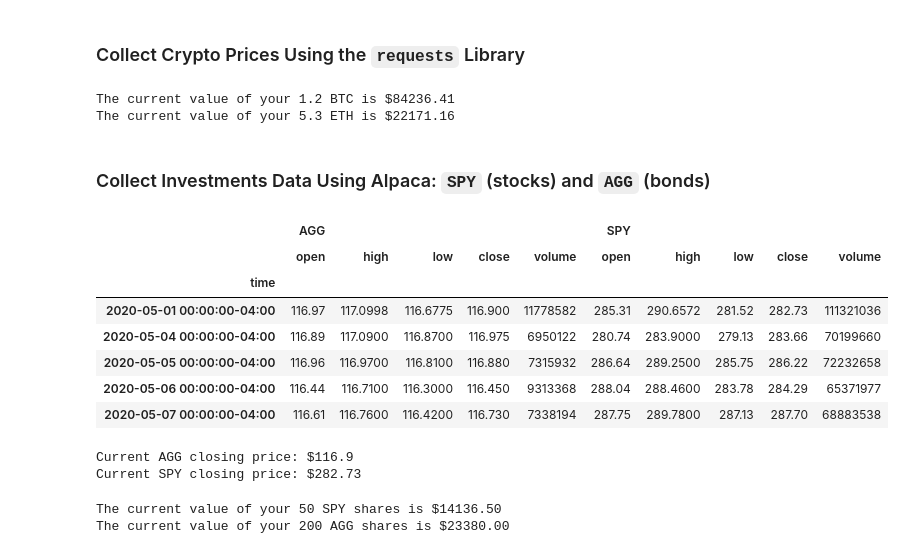
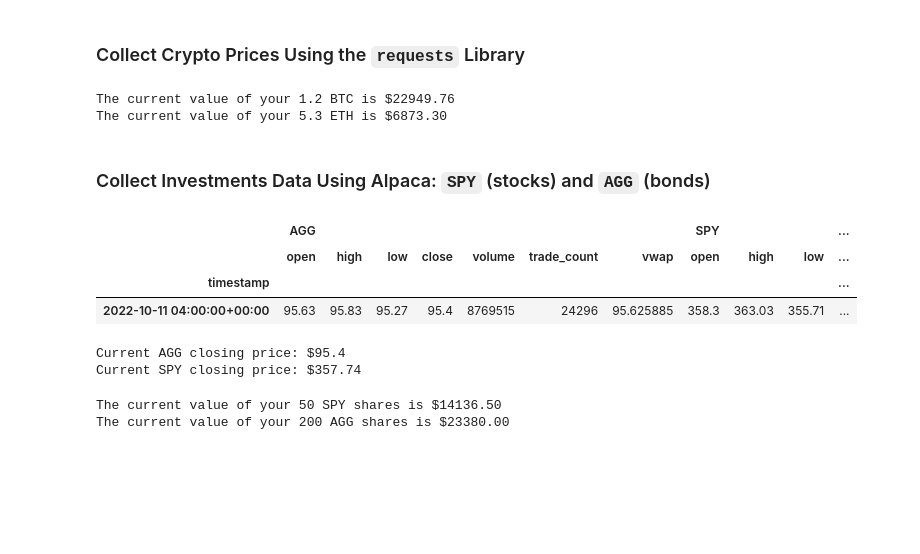
Before and after one commit to jdonnelly0804/API-homework, a Jupyter notebook: Instructions/Starter_Code/financial-planner.ipynb, the cells around one changed output. Saved outputs shown, nothing was run; the diff lists cells and outputs as text; code cells hidden in the pictures; blank space fills up the shorter version.

Commit message:
btc and eth price done as well as spy and agg

```diff
--- a/Instructions/Starter_Code/financial-planner.ipynb
+++ b/Instructions/Starter_Code/financial-planner.ipynb
@@ -28,20 +30,20 @@ btc_url = "https://api.alternative.me/v2/ticker/Bitcoin/?convert=USD"
 eth_url = "https://api.alternative.me/v2/ticker/Ethereum/?convert=USD"
 # %%
 # Fetch current BTC price
-# YOUR CODE HERE!
-
+btc_data = requests.get(btc_url).json()
+btc_price = btc_data['data']['1']['quotes']['USD']['price']
 # Fetch current ETH price
-# YOUR CODE HERE!
-
+eth_data = requests.get(eth_url).json()
+eth_price = eth_data['data']['1027']['quotes']['USD']['price']
 # Compute current value of my crpto
-# YOUR CODE HERE!
-
+my_btc_value = my_btc * btc_price
+my_eth_value = my_eth * eth_price
 # Print current crypto wallet balance
 print(f"The current value of your {my_btc} BTC is ${my_btc_value:0.2f}")
 print(f"The current value of your {my_eth} ETH is ${my_eth_value:0.2f}")
 # %% [output]
-The current value of your 1.2 BTC is $84236.41
-The current value of your 5.3 ETH is $22171.16
+The current value of your 1.2 BTC is $22949.76
+The current value of your 5.3 ETH is $6873.30
 # %% [markdown]
 ### Collect Investments Data Using Alpaca: `SPY` (stocks) and `AGG` (bonds)
 # %%
@@ -50,52 +52,58 @@ my_agg = 200
 my_spy = 50
 # %%
 # Set Alpaca API key and secret
-# YOUR CODE HERE!
-
+alpaca_api_key = os.getenv("ALPACA_API_KEY")
+alpaca_secret_key = os.getenv("ALPACA_SECRET_KEY")
 # Create the Alpaca API object
-# YOUR CODE HERE!
+api = tradeapi.REST(
+    alpaca_api_key,
+    alpaca_secret_key,
+    api_version= "v2"
+)
 # %%
 # Format current date as ISO format
-# YOUR CODE HERE!
+today = pd.Timestamp("2022-10-11", tz = "America/New_York").isoformat()
 
 # Set the tickers
 tickers = ["AGG", "SPY"]
 
 # Set timeframe to "1Day" for Alpaca API
 timeframe = "1Day"
 
 # Get current closing prices for SPY and AGG
-# YOUR CODE HERE!
+df_portfolio = api.get_bars(
+    tickers,
+    timeframe,
+    start = today,
+    end = today
+).df
 
 # Reorganize the DataFrame
 # Separate ticker data
-# YOUR CODE HERE!
-
+AGG = df_portfolio[df_portfolio['symbol']== "AGG"].drop('symbol', axis = 1)
+SPY = df_portfolio[df_portfolio['symbol']== "SPY"].drop('symbol', axis = 1)
 
 # Concatenate the ticker DataFrames
-# YOUR CODE HERE!
+df_portfolio = pd.concat([AGG,SPY], axis = 1, keys = ['AGG','SPY'])
 
 # Preview DataFrame
-# YOUR CODE HERE!
+df_portfolio
 # %% [output]
-|  | AGG |  |  |  |  | SPY |  |  |  |  |
-|  | open | high | low | close | volume | open | high | low | close | volume |
-| time |  |  |  |  |  |  |  |  |  |  |
-| 2020-05-01 00:00:00-04:00 | 116.97 | 117.0998 | 116.6775 | 116.900 | 11778582 | 285.31 | 290.6572 | 281.52 | 282.73 | 111321036 |
-| 2020-05-04 00:00:00-04:00 | 116.89 | 117.0900 | 116.8700 | 116.975 | 6950122 | 280.74 | 283.9000 | 279.13 | 283.66 | 70199660 |
-| 2020-05-05 00:00:00-04:00 | 116.96 | 116.9700 | 116.8100 | 116.880 | 7315932 | 286.64 | 289.2500 | 285.75 | 286.22 | 72232658 |
-| 2020-05-06 00:00:00-04:00 | 116.44 | 116.7100 | 116.3000 | 116.450 | 9313368 | 288.04 | 288.4600 | 283.78 | 284.29 | 65371977 |
-| 2020-05-07 00:00:00-04:00 | 116.61 | 116.7600 | 116.4200 | 116.730 | 7338194 | 287.75 | 289.7800 | 287.13 | 287.70 | 68883538 |
+|  | AGG |  |  |  |  |  |  | SPY |  |  | ... |
+|  | open | high | low | close | volume | trade_count | vwap | open | high | low | ... |
+| timestamp |  |  |  |  |  |  |  |  |  |  | ... |
+| 2022-10-11 04:00:00+00:00 | 95.63 | 95.83 | 95.27 | 95.4 | 8769515 | 24296 | 95.625885 | 358.3 | 363.03 | 355.71 | ... |
 # %%
 # Pick AGG and SPY close prices
-# YOUR CODE HERE!
+agg_close_price = float(df_portfolio['AGG']['close'])
+spy_close_price = float(df_portfolio['SPY']['close'])
 
 # Print AGG and SPY close prices
 print(f"Current AGG closing price: ${agg_close_price}")
 print(f"Current SPY closing price: ${spy_close_price}")
 # %% [output]
-Current AGG closing price: $116.9
-Current SPY closing price: $282.73
+Current AGG closing price: $95.4
+Current SPY closing price: $357.74
 # %%
 # Compute the current value of shares
 # YOUR CODE HERE!
```
Also changed, not shown: parts of 1 cell of this notebook.
